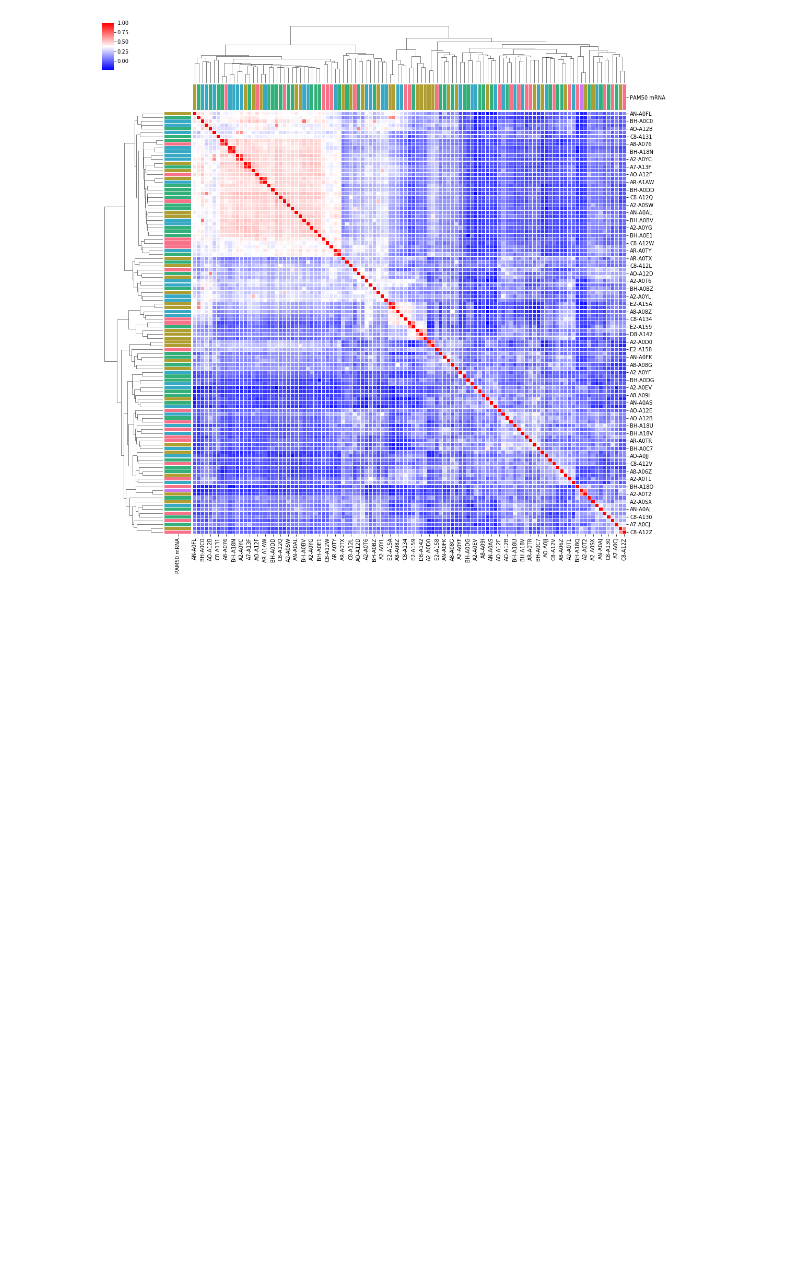
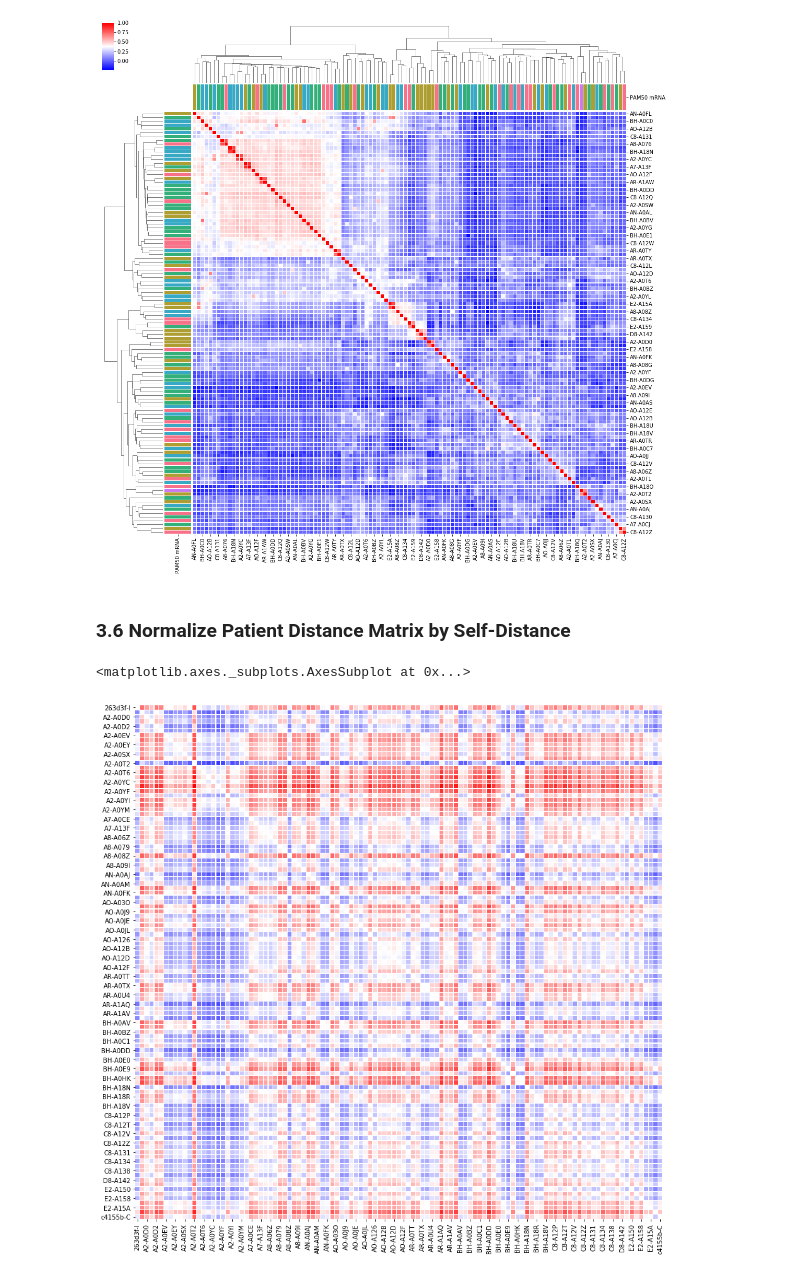
Before and after one commit to fraenkel-lab/OmicsIntegrator2, a Jupyter notebook: example/Murat's multi-PCSF.ipynb, the cells around one changed output. Drawn from its saved outputs; the diff is of its cells as text; code cells hidden in the pictures; blank space fills up the shorter version.

```diff
--- a/example/Murat's multi-PCSF.ipynb
+++ b/example/Murat's multi-PCSF.ipynb
@@ -136,3 +137,13 @@ sns.clustermap(brca.transpose().corr(), cmap='bwr', col_colors=colors, row_color
 # %% [output]
 <seaborn.matrix.ClusterGrid at 0x...>
 [figure]
+# %% [markdown]
+### 3.6 Normalize Patient Distance Matrix by Self-Distance
+# %%
+normalized_matrix = matrix - matrix.values.diagonal()
+# %%
+plt.subplots(figsize=(15,15))
+sns.heatmap(normalized_matrix, cmap='bwr', center=0, linewidths=.1, cbar=False)
+# %% [output]
+<matplotlib.axes._subplots.AxesSubplot at 0x...>
+[figure, added]
```
Also changed, not shown: parts of 3 cells of this notebook.
